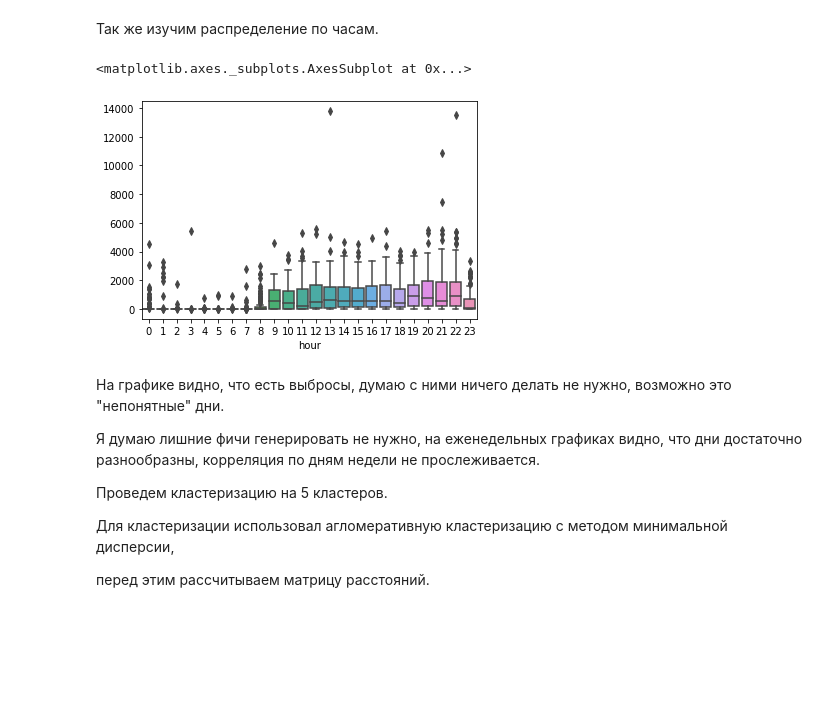
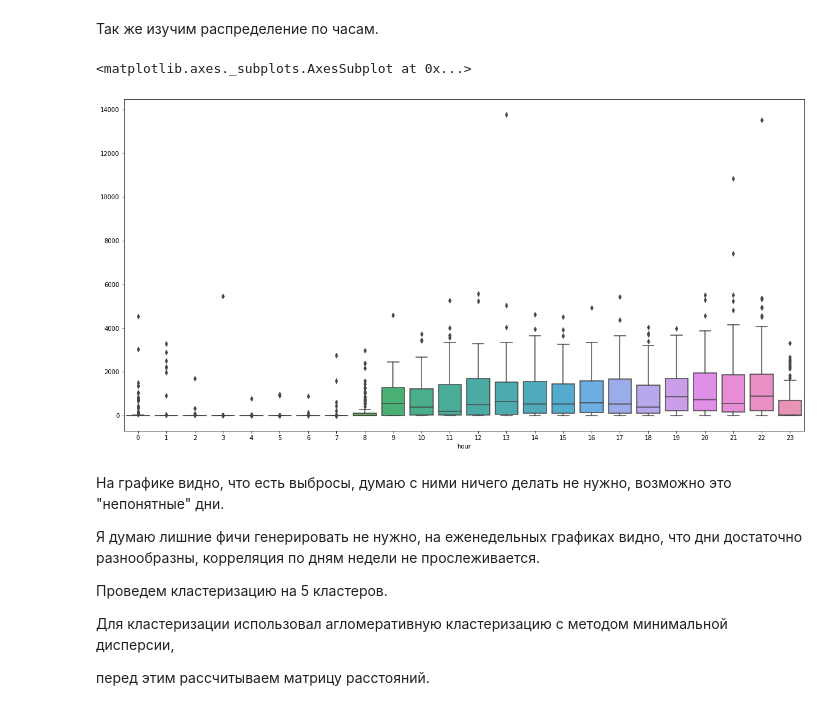
Before and after one commit to Null-ai/Machine-Lern, a Jupyter notebook: steps.ipynb, the cells around one changed output. Saved outputs shown, nothing was run; the diff lists cells and outputs as text; code cells hidden in the pictures; blank space fills up the shorter version.

```diff
--- a/steps.ipynb
+++ b/steps.ipynb
@@ -111,10 +111,11 @@ hour=[0,1,2,3,4,5,6,7,8,9,10,11,12,13,14,15,16,17,18,19,20,21,22,23]
 # %% [markdown]
 Так же изучим распределение по часам.
 # %%
+plt.figure(figsize=(20,10))
 sns.boxplot(data=train_data[hour])
 # %% [output]
 <matplotlib.axes._subplots.AxesSubplot at 0x...>
-[figure, old version]
+[figure, new version]
 # %% [markdown]
 На графике видно, что есть выбросы, думаю с ними ничего делать не нужно, возможно это "непонятные" дни.
 
```
Also changed, not shown: parts of 1 cell of this notebook.
